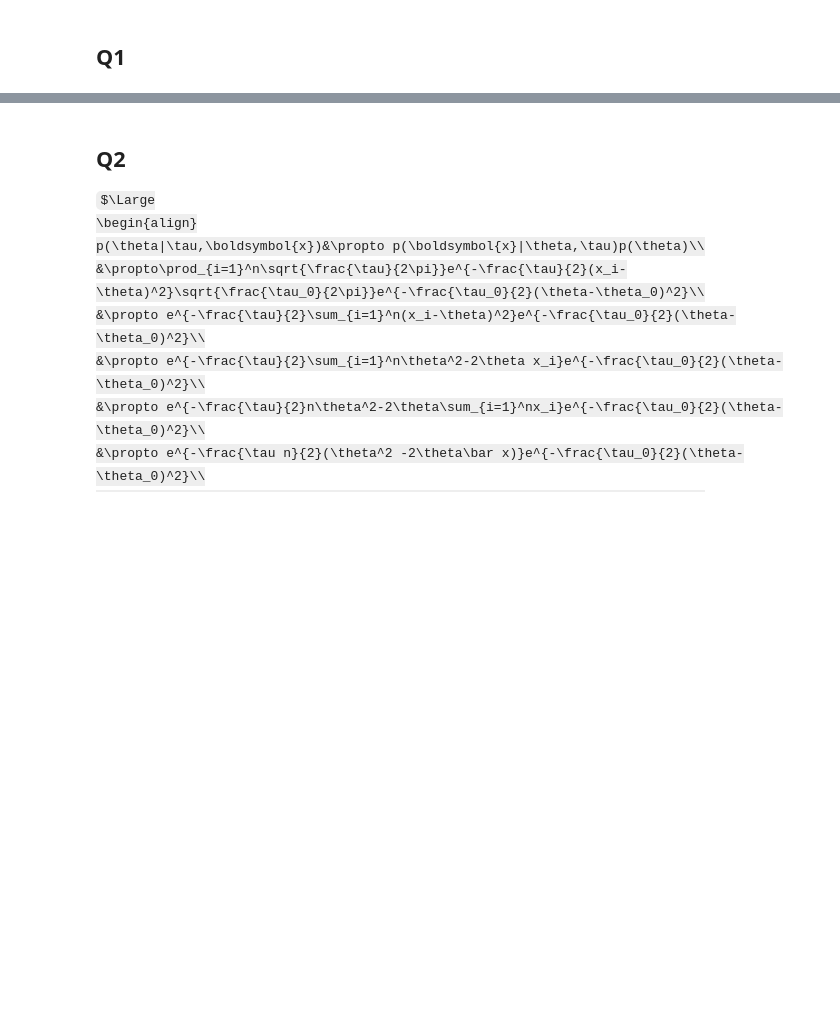
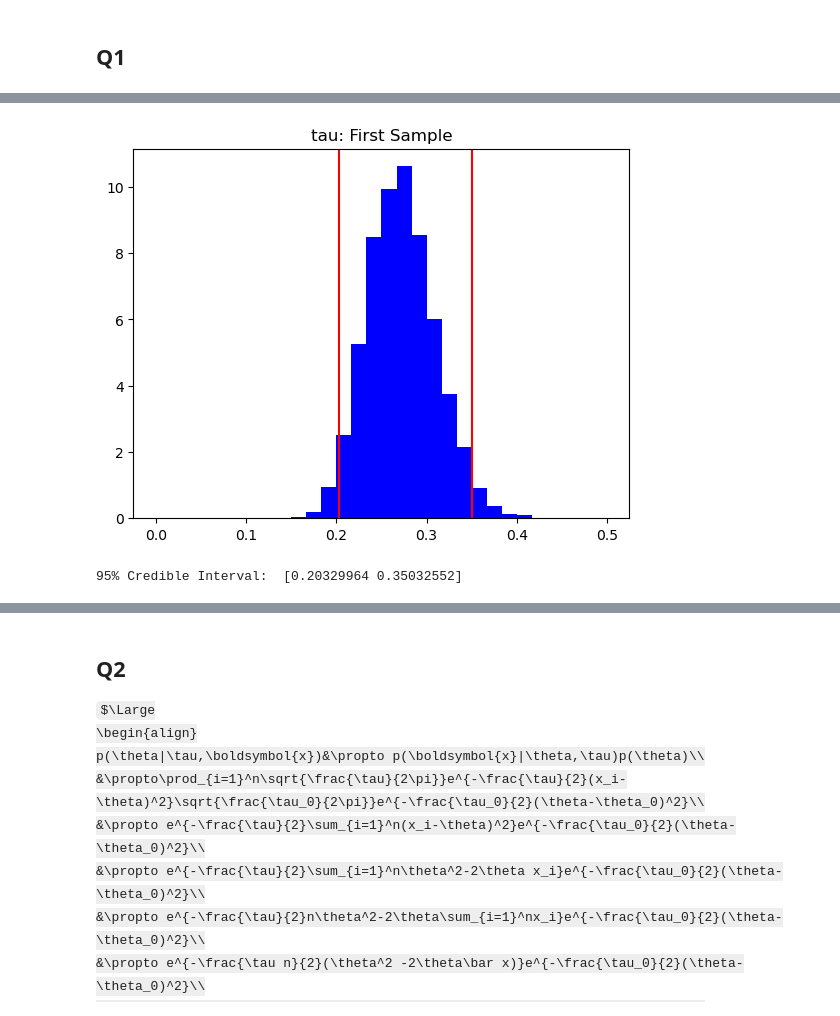
Before and after one commit to Stary54264/STA365-HW, a Jupyter notebook: HW3.ipynb, the cells around one changed output, grey strips where cells are left out. Saved outputs shown, nothing was run; the diff lists cells and outputs as text; code cells hidden in the pictures; some formulas as TeX source; blank space fills up the shorter version.

```diff
--- a/HW3.ipynb
+++ b/HW3.ipynb
@@ -41 +41,11 @@ print("95% Credible Interval: ", np.quantile(theta[1, :], [0.025, 0.975]))
 95% Credible Interval:  [0.79968249 0.95162609]
+# %%
+plt.hist(tau[0, :], bins=30, range=(0, 0.5), density=True, color="blue")
+plt.axvline(np.quantile(tau[0, :], 0.025), color="red")
+plt.axvline(np.quantile(tau[0, :], 0.975), color="red")
+plt.title("tau: First Sample")
+plt.show()
+print("95% Credible Interval: ", np.quantile(tau[0, :], [0.025, 0.975]))
+# %% [output]
+[figure, added]
+95% Credible Interval:  [0.20329964 0.35032552]
```
Also changed, not shown: parts of 3 cells of this notebook.
